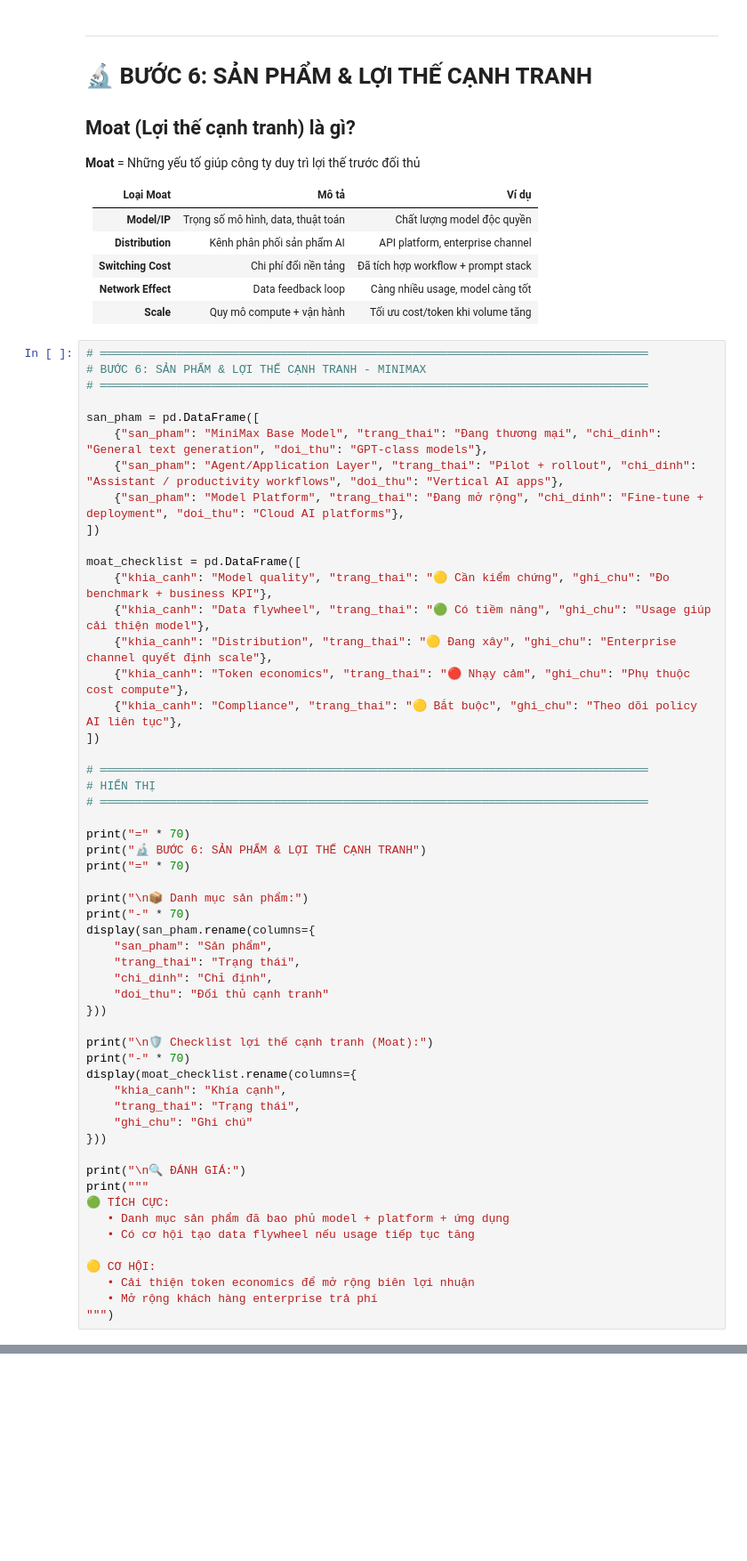
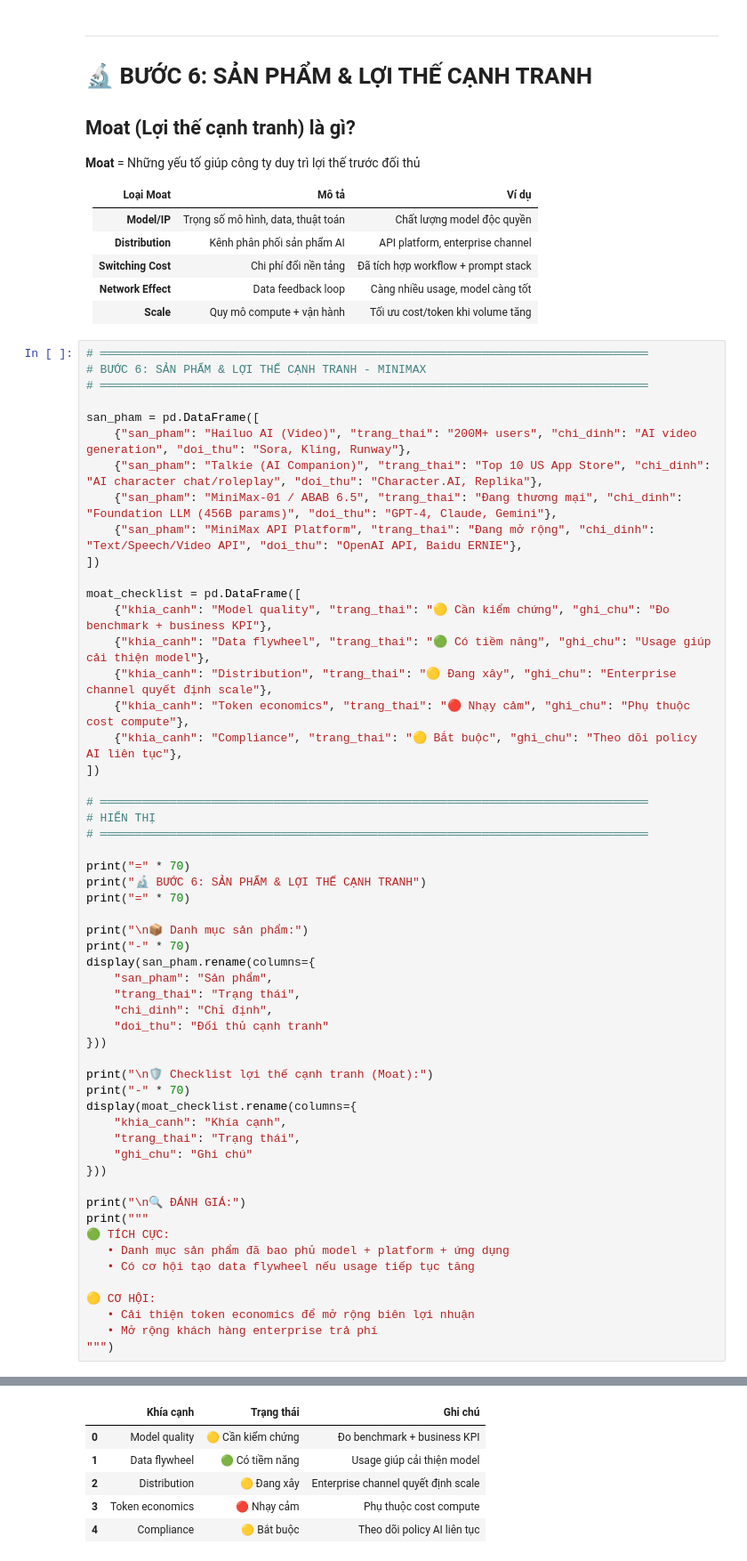
Before and after one commit to giangpt1968/HK-IPO-AI-Robotics, a Jupyter notebook: IPO_Analysis_MiniMax_00100HK_v1.ipynb, the cells around one changed output, grey strips where cells are left out. Shown at 89% size. Drawn from its saved outputs; the diff is of its cells as text; blank space fills up the shorter version.

```diff
--- a/IPO_Analysis_MiniMax_00100HK_v1.ipynb
+++ b/IPO_Analysis_MiniMax_00100HK_v1.ipynb
@@ -665,9 +823,10 @@ print("""
 # ═══════════════════════════════════════════════════════════════════════════════
 
 san_pham = pd.DataFrame([
-    {"san_pham": "MiniMax Base Model", "trang_thai": "Đang thương mại", "chi_dinh": "General text generation", "doi_thu": "GPT-class models"},
-    {"san_pham": "Agent/Application Layer", "trang_thai": "Pilot + rollout", "chi_dinh": "Assistant / productivity workflows", "doi_thu": "Vertical AI apps"},
-    {"san_pham": "Model Platform", "trang_thai": "Đang mở rộng", "chi_dinh": "Fine-tune + deployment", "doi_thu": "Cloud AI platforms"},
+    {"san_pham": "Hailuo AI (Video)", "trang_thai": "200M+ users", "chi_dinh": "AI video generation", "doi_thu": "Sora, Kling, Runway"},
+    {"san_pham": "Talkie (AI Companion)", "trang_thai": "Top 10 US App Store", "chi_dinh": "AI character chat/roleplay", "doi_thu": "Character.AI, Replika"},
+    {"san_pham": "MiniMax-01 / ABAB 6.5", "trang_thai": "Đang thương mại", "chi_dinh": "Foundation LLM (456B params)", "doi_thu": "GPT-4, Claude, Gemini"},
+    {"san_pham": "MiniMax API Platform", "trang_thai": "Đang mở rộng", "chi_dinh": "Text/Speech/Video API", "doi_thu": "OpenAI API, Baidu ERNIE"},
 ])
 
 moat_checklist = pd.DataFrame([
@@ -713,3 +872,4 @@ print("""
    • Cải thiện token economics để mở rộng biên lợi nhuận
    • Mở rộng khách hàng enterprise trả phí
 """)
+# %% [output]
@@ -715,0 +888,6 @@ print("""
+|  | Khía cạnh | Trạng thái | Ghi chú |
+| 0 | Model quality | 🟡 Cần kiểm chứng | Đo benchmark + business KPI |
+| 1 | Data flywheel | 🟢 Có tiềm năng | Usage giúp cải thiện model |
+| 2 | Distribution | 🟡 Đang xây | Enterprise channel quyết định scale |
+| 3 | Token economics | 🔴 Nhạy cảm | Phụ thuộc cost compute |
+| 4 | Compliance | 🟡 Bắt buộc | Theo dõi policy AI liên tục |
```
Also changed, not shown: parts of 17 cells of this notebook, 4 other files.
